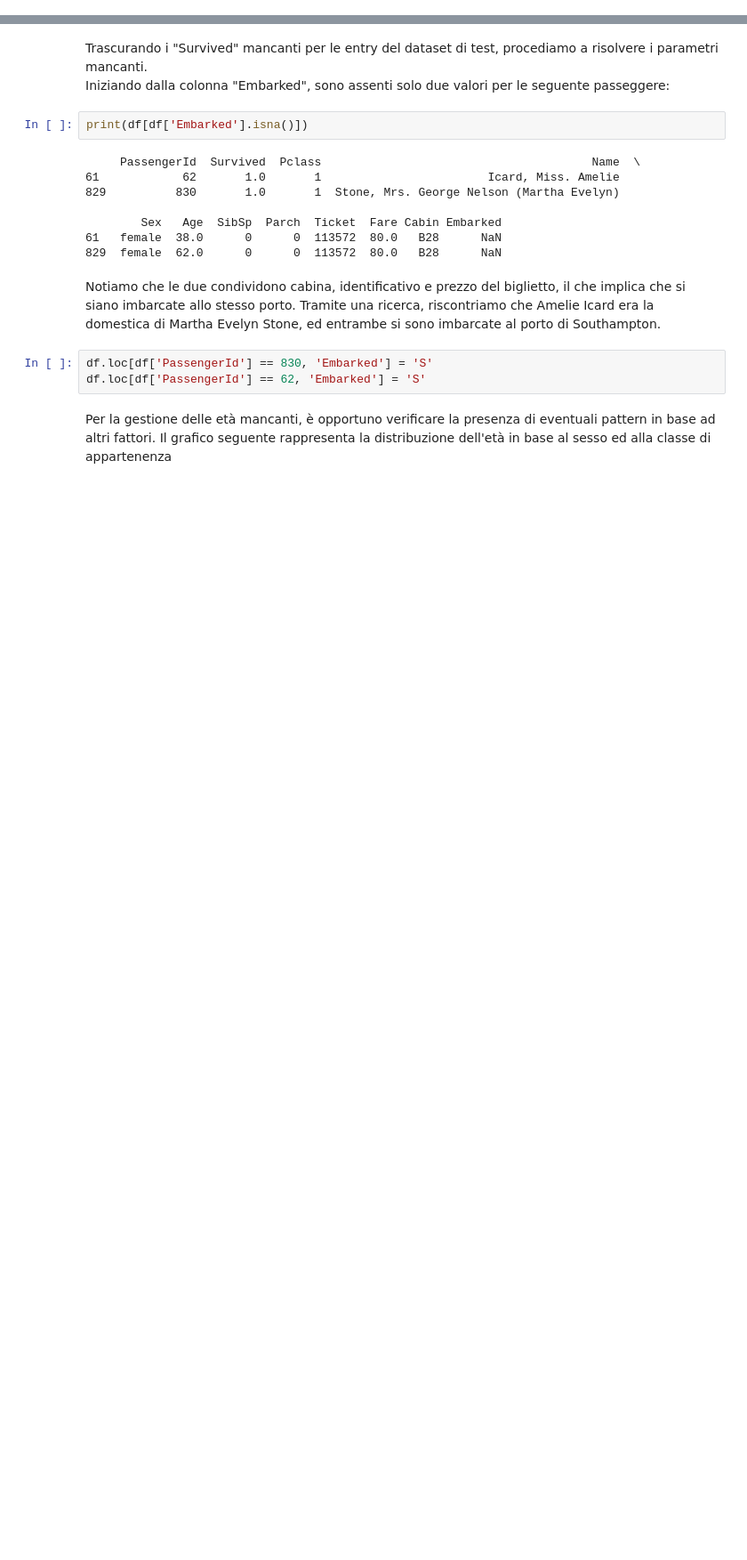
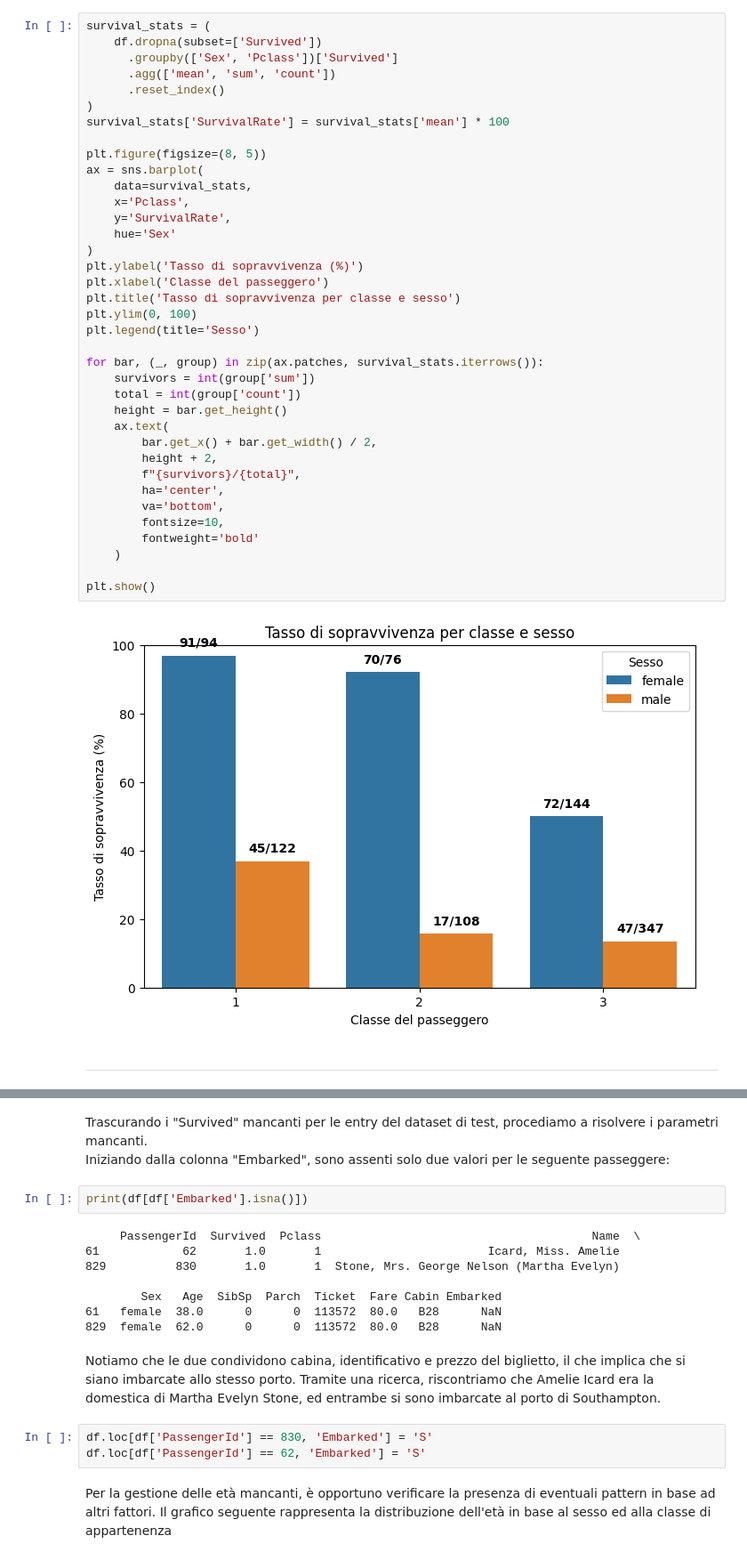
Before and after one commit to lPen88/dataProject, a Jupyter notebook: report.ipynb, the cells around one changed output, grey strips where cells are left out. Shown: that part at 89% size. Cells and saved outputs as stored; diff of their text form; blank space fills up the shorter version.

```diff
--- a/report.ipynb
+++ b/report.ipynb
@@ -10 +106,42 @@ Spieghiamo il fatto che è già diviso in dataset di training e di testing, quel
+# %%
+survival_stats = (
+    df.dropna(subset=['Survived'])
+      .groupby(['Sex', 'Pclass'])['Survived']
+      .agg(['mean', 'sum', 'count'])
+      .reset_index()
+)
+survival_stats['SurvivalRate'] = survival_stats['mean'] * 100
+
+plt.figure(figsize=(8, 5))
+ax = sns.barplot(
+    data=survival_stats,
+    x='Pclass',
+    y='SurvivalRate',
+    hue='Sex'
+)
+plt.ylabel('Tasso di sopravvivenza (%)')
+plt.xlabel('Classe del passeggero')
+plt.title('Tasso di sopravvivenza per classe e sesso')
+plt.ylim(0, 100)
+plt.legend(title='Sesso')
+
+for bar, (_, group) in zip(ax.patches, survival_stats.iterrows()):
+    survivors = int(group['sum'])
+    total = int(group['count'])
+    height = bar.get_height()
+    ax.text(
+        bar.get_x() + bar.get_width() / 2,
+        height + 2,
+        f"{survivors}/{total}",
+        ha='center',
+        va='bottom',
+        fontsize=10,
+        fontweight='bold'
+    )
+
+plt.show()
+# %% [output]
+[figure, added]
+# %% [markdown]
+---
 # %%
```
Also changed, not shown: parts of 11 cells of this notebook.
